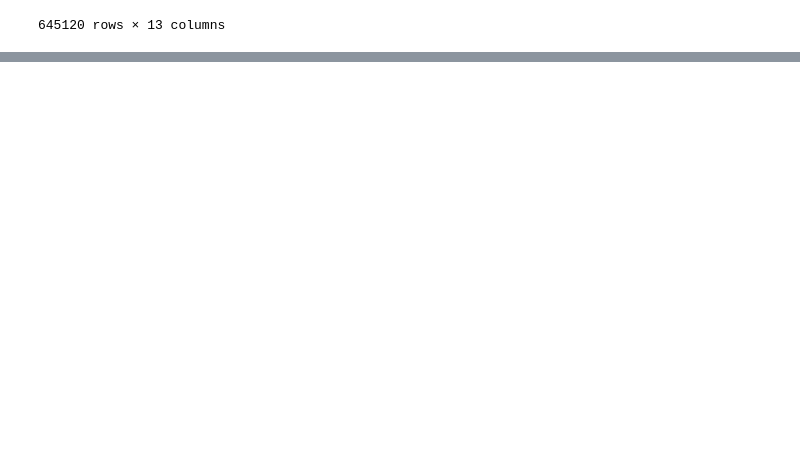
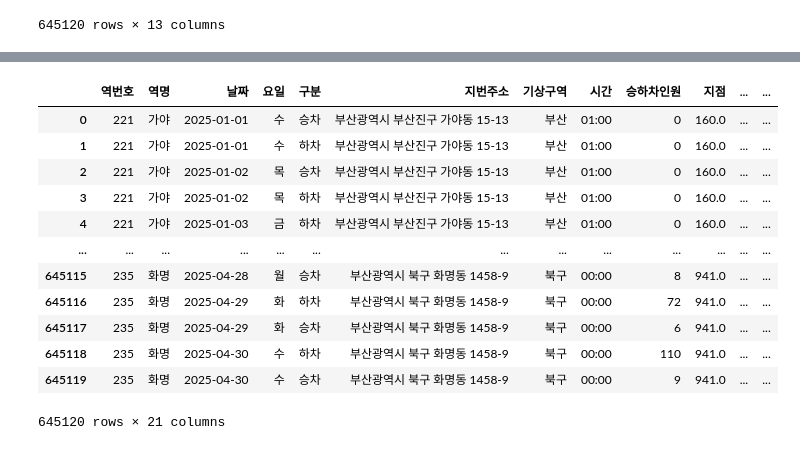
Before and after one commit to scholar-star/Predict_Project-Data, a Jupyter notebook: data_processing.ipynb, the cells around one changed output, grey strips where cells are left out. Cells and saved outputs as stored; diff of their text form; code cells hidden in the pictures; blank space fills up the shorter version.

```diff
--- a/data_processing.ipynb
+++ b/data_processing.ipynb
@@ -551,0 +556,6 @@ synth_data.drop(columns=['지점'])
+# %%
+station_encoding = {}
+i = 0
+for station in synth_data['역명'].unique():
+    station_encoding[station] = i
+    i += 1
@@ -551,0 +582,23 @@ synth_data.drop(columns=['지점'])
+# %%
+import category_encoders as ce
+
+synth_data['Label_Station'] = synth_data['역명'].apply(lambda x: station_encoding[x])
+encoder = ce.BinaryEncoder(cols=['Label_Station'])
+# %%
+synth_data_encoded = encoder.fit_transform(synth_data)
+# %%
+synth_data_encoded
+# %% [output]
+|  | 역번호 | 역명 | 날짜 | 요일 | 구분 | 지번주소 | 기상구역 | 시간 | 승하차인원 | 지점 | ... | ... |
+| 0 | 221 | 가야 | 2025-01-01 | 수 | 승차 | 부산광역시 부산진구 가야동 15-13 | 부산 | 01:00 | 0 | 160.0 | ... | ... |
+| 1 | 221 | 가야 | 2025-01-01 | 수 | 하차 | 부산광역시 부산진구 가야동 15-13 | 부산 | 01:00 | 0 | 160.0 | ... | ... |
+| 2 | 221 | 가야 | 2025-01-02 | 목 | 승차 | 부산광역시 부산진구 가야동 15-13 | 부산 | 01:00 | 0 | 160.0 | ... | ... |
+| 3 | 221 | 가야 | 2025-01-02 | 목 | 하차 | 부산광역시 부산진구 가야동 15-13 | 부산 | 01:00 | 0 | 160.0 | ... | ... |
+| 4 | 221 | 가야 | 2025-01-03 | 금 | 하차 | 부산광역시 부산진구 가야동 15-13 | 부산 | 01:00 | 0 | 160.0 | ... | ... |
+| ... | ... | ... | ... | ... | ... | ... | ... | ... | ... | ... | ... | ... |
+| 645115 | 235 | 화명 | 2025-04-28 | 월 | 승차 | 부산광역시 북구 화명동 1458-9 | 북구 | 00:00 | 8 | 941.0 | ... | ... |
+| 645116 | 235 | 화명 | 2025-04-29 | 화 | 하차 | 부산광역시 북구 화명동 1458-9 | 북구 | 00:00 | 72 | 941.0 | ... | ... |
+| 645117 | 235 | 화명 | 2025-04-29 | 화 | 승차 | 부산광역시 북구 화명동 1458-9 | 북구 | 00:00 | 6 | 941.0 | ... | ... |
+| 645118 | 235 | 화명 | 2025-04-30 | 수 | 하차 | 부산광역시 북구 화명동 1458-9 | 북구 | 00:00 | 110 | 941.0 | ... | ... |
+| 645119 | 235 | 화명 | 2025-04-30 | 수 | 승차 | 부산광역시 북구 화명동 1458-9 | 북구 | 00:00 | 9 | 941.0 | ... | ... |
+645120 rows × 21 columns
```
Also changed, not shown: parts of 4 cells of this notebook.
